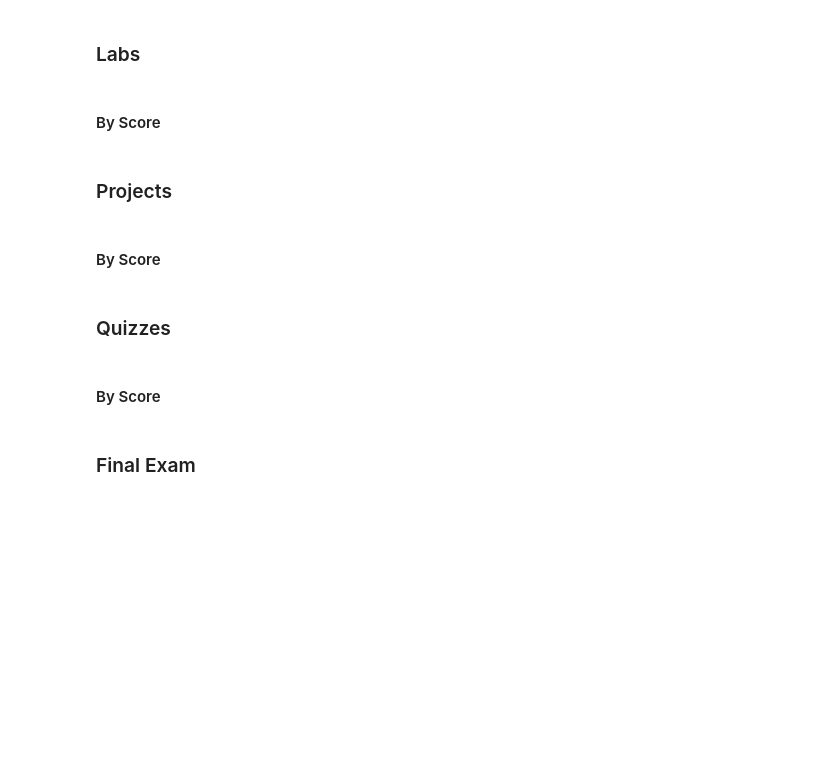
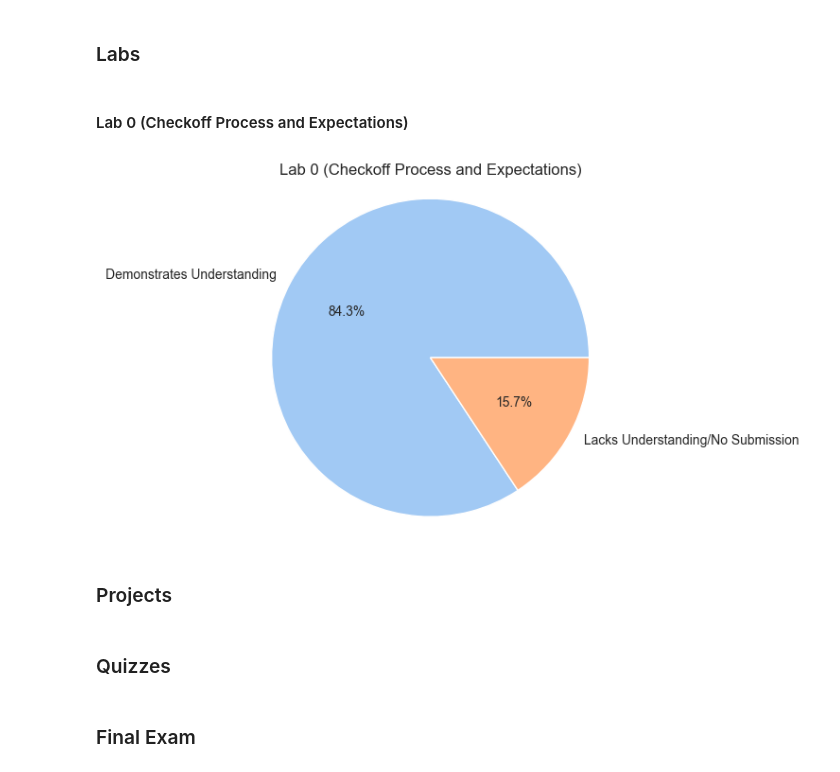
Before and after one commit to tetraphobia/itsc-2181-statistics, a Jupyter notebook: ITSC_2181_Statistics.ipynb, the cells around one changed output. Drawn from its saved outputs; the diff is of its cells as text; code cells hidden in the pictures; blank space fills up the shorter version.

```diff
--- a/ITSC_2181_Statistics.ipynb
+++ b/ITSC_2181_Statistics.ipynb
@@ -123,15 +143,40 @@ plt.show()
 #### By Score
 # %% [markdown]
 ### Labs
-# %% [markdown]
-#### By Score
+# %%
+params = {
+    "per_page": RESULTS_PER_PAGE
+}
+
+def to_lab_score(score):
+    match score:
+        case 0.0: return 'Lacks Understanding/No Submission'
+        case 5.0: return 'Developing Understanding'
+        case 10.0: return 'Demonstrates Understanding'
+        case _: return 'Abnormal Score'
+# %% [markdown]
+#### Lab 0 (Checkoff Process and Expectations)
+# %%
+ASSIGNMENT_ID = 2798871
+
+submissions = get_submissions(ASSIGNMENT_ID)
+grades = [to_lab_score(s['score']) for s in submissions]
+
+counts = Counter(grades)
+labels = list(counts.keys())
+sizes = list(counts.values())
+
+plt.figure()
+plt.pie(sizes, labels=labels, autopct='%1.1f%%')
+plt.axis('equal')
+plt.title("Lab 0 (Checkoff Process and Expectations)")
+
+plt.show()
+# %% [output]
+[figure, added]
 # %% [markdown]
 ### Projects
-# %% [markdown]
-#### By Score
 # %% [markdown]
 ### Quizzes
-# %% [markdown]
-#### By Score
 # %% [markdown]
 ### Final Exam
```
Also changed, not shown: parts of 9 cells of this notebook.
